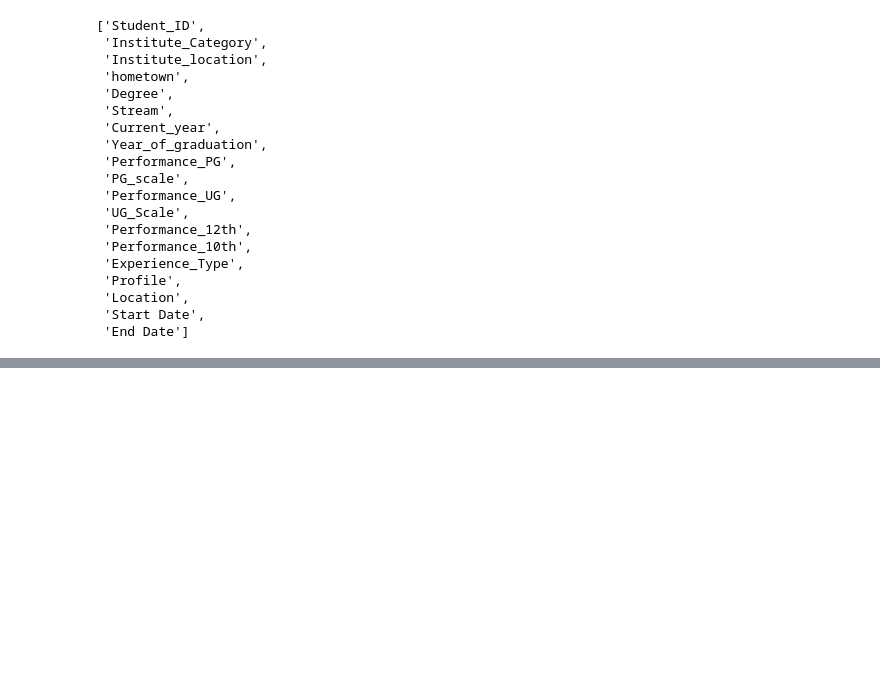
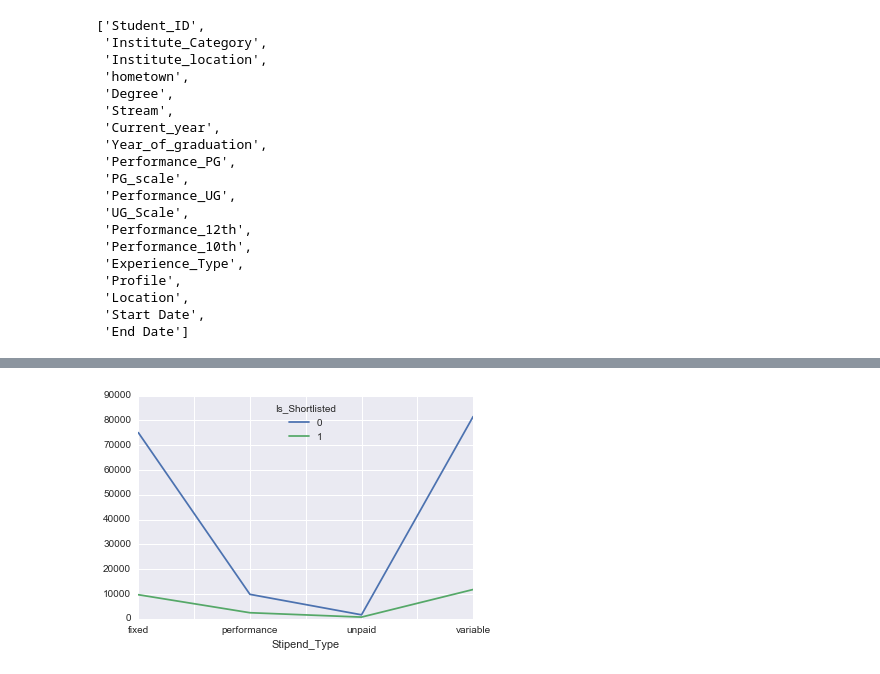
Before and after one commit to numb3r33/av-practice, a Jupyter notebook: date-your_data/notebooks/Date_Your_Data - Exploratory Data Analysis.ipynb, the cells around one changed output, grey strips where cells are left out. Saved outputs shown, nothing was run; the diff lists cells and outputs as text; code cells hidden in the pictures; blank space fills up the shorter version.

```diff
--- a/date-your_data/notebooks/Date_Your_Data - Exploratory Data Analysis.ipynb
+++ b/date-your_data/notebooks/Date_Your_Data - Exploratory Data Analysis.ipynb
@@ -199,0 +221,4 @@ list(students.columns)
+# %%
+train_with_internship.groupby(['Stipend_Type', 'Is_Shortlisted']).size().unstack(1).plot();
+# %% [output]
+[figure, added]
```
Also changed, not shown: parts of 5 cells of this notebook, 1 other file.
